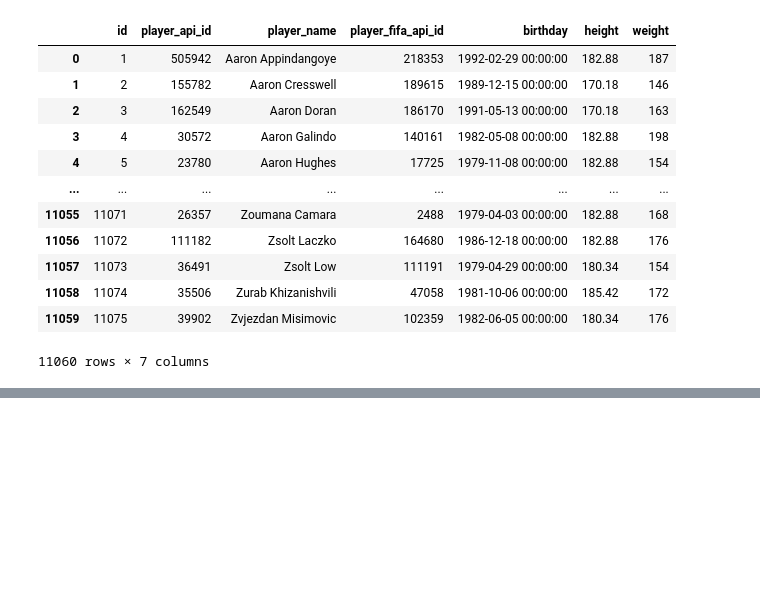
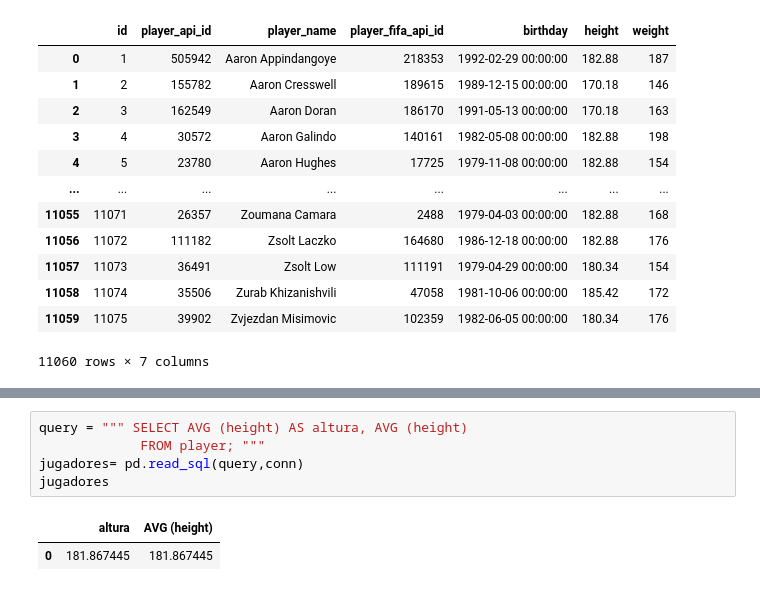
Before and after one commit to miemguri/Talentotech2024, a Jupyter notebook: TallerSQL.ipynb, the cells around one changed output, grey strips where cells are left out. Saved outputs shown, nothing was run; the diff lists cells and outputs as text; blank space fills up the shorter version.

```diff
--- a/TallerSQL.ipynb
+++ b/TallerSQL.ipynb
@@ -122,0 +199,8 @@ seasons
+# %%
+query = """ SELECT AVG (height) AS altura, AVG (height)
+             FROM player; """
+jugadores= pd.read_sql(query,conn)
+jugadores
+# %% [output]
+|  | altura | AVG (height) |
+| 0 | 181.867445 | 181.867445 |
```
Also changed, not shown: parts of 9 cells of this notebook.
